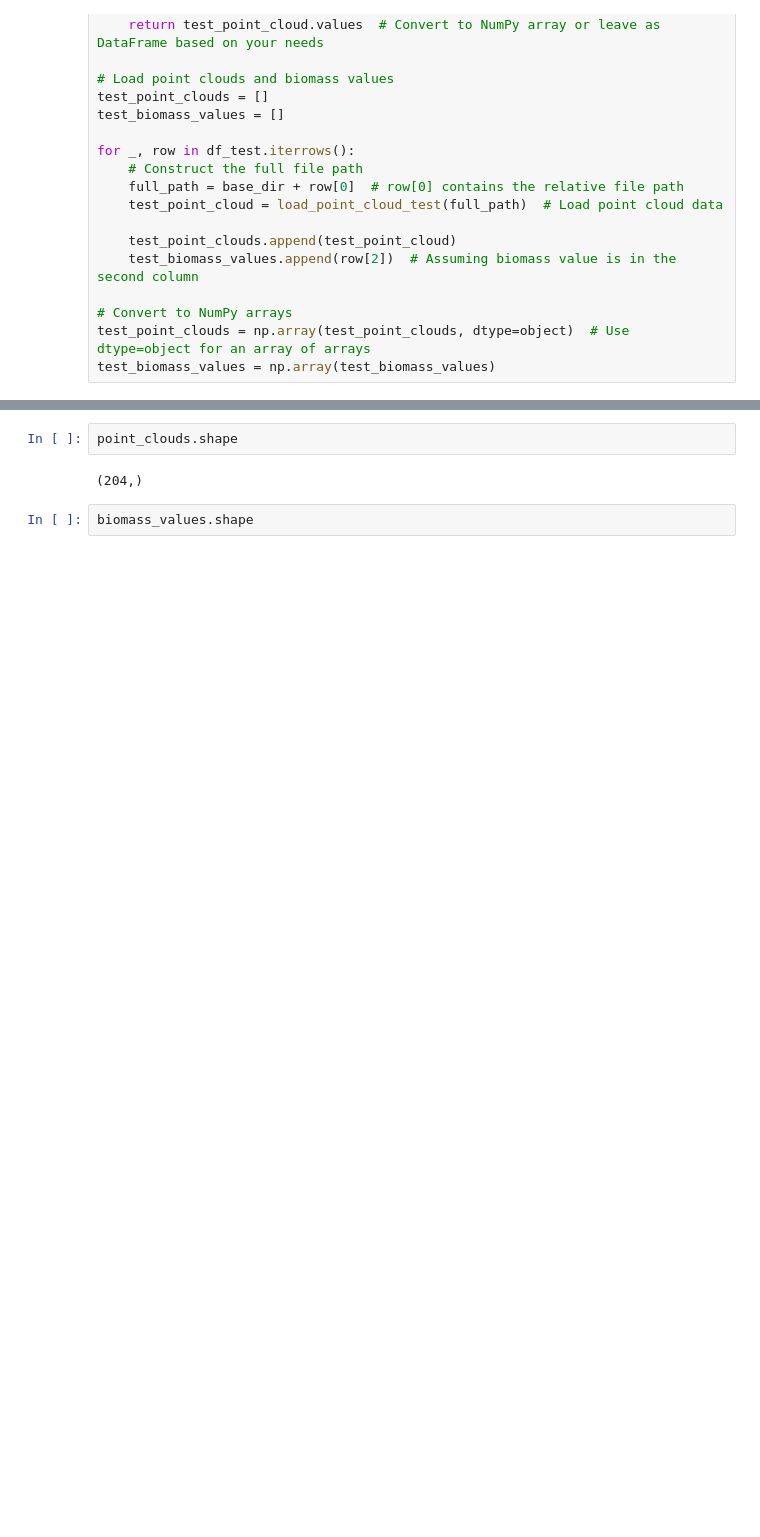
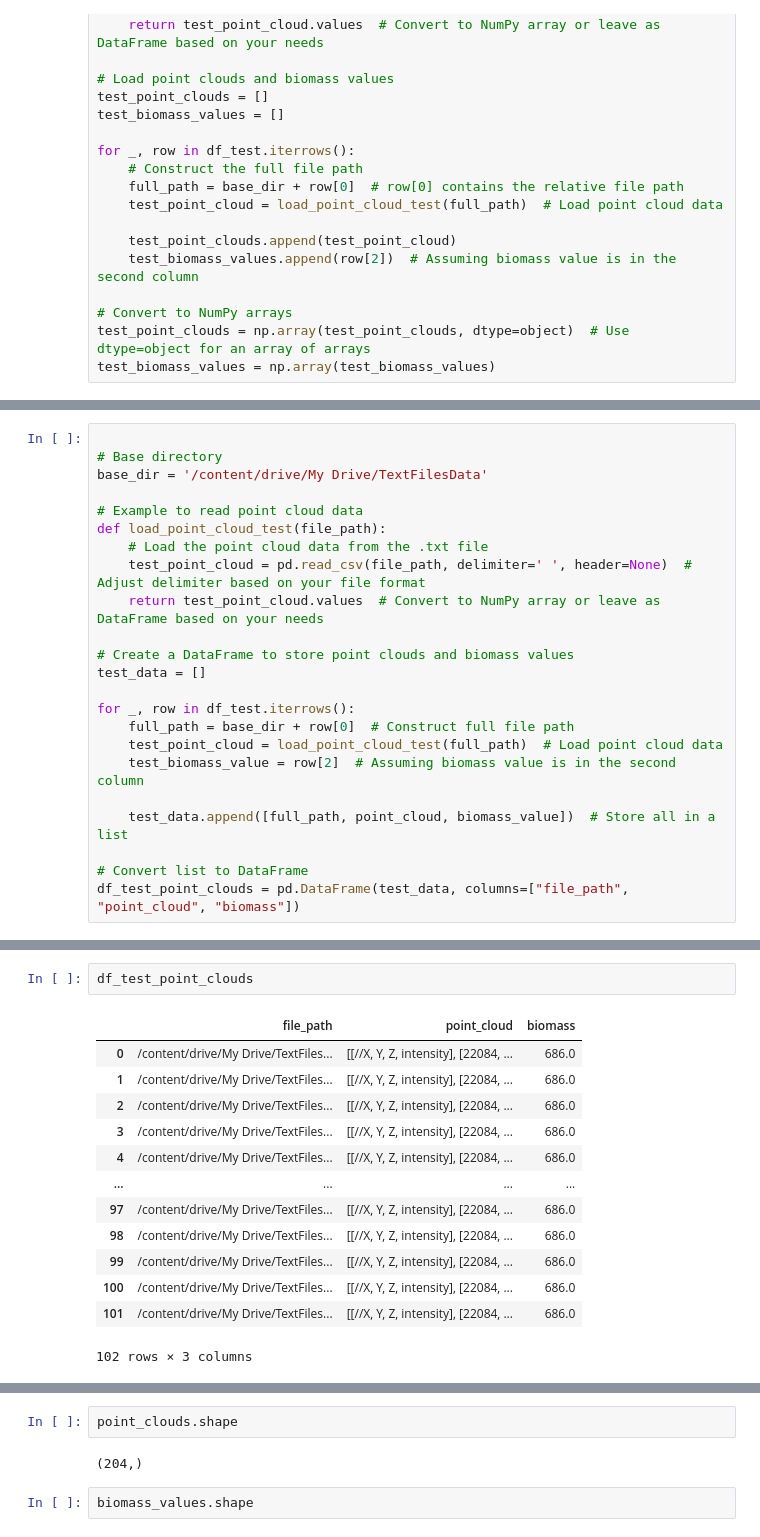
Before and after one commit to Faareh-Ahmed/Biomass-Prediction-from-3D-Point-Cloud, a Jupyter notebook: pointcloud.ipynb, the cells around one changed output, grey strips where cells are left out. Cells and saved outputs as stored; diff of their text form; blank space fills up the shorter version.

```diff
--- a/pointcloud.ipynb
+++ b/pointcloud.ipynb
@@ -374,0 +492,23 @@ test_biomass_values = np.array(test_biomass_values)
+# %%
+
+# Base directory
+base_dir = '/content/drive/My Drive/TextFilesData'
+
+# Example to read point cloud data
+def load_point_cloud_test(file_path):
+    # Load the point cloud data from the .txt file
+    test_point_cloud = pd.read_csv(file_path, delimiter=' ', header=None)  # Adjust delimiter based on your file format
+    return test_point_cloud.values  # Convert to NumPy array or leave as DataFrame based on your needs
+
+# Create a DataFrame to store point clouds and biomass values
+test_data = []
+
+for _, row in df_test.iterrows():
+    full_path = base_dir + row[0]  # Construct full file path
+    test_point_cloud = load_point_cloud_test(full_path)  # Load point cloud data
+    test_biomass_value = row[2]  # Assuming biomass value is in the second column
+
+    test_data.append([full_path, point_cloud, biomass_value])  # Store all in a list
+
+# Convert list to DataFrame
+df_test_point_clouds = pd.DataFrame(test_data, columns=["file_path", "point_cloud", "biomass"])
@@ -374,0 +528,16 @@ test_biomass_values = np.array(test_biomass_values)
+# %%
+df_test_point_clouds
+# %% [output]
+|  | file_path | point_cloud | biomass |
+| 0 | /content/drive/My Drive/TextFiles... | [[//X, Y, Z, intensity], [22084, ... | 686.0 |
+| 1 | /content/drive/My Drive/TextFiles... | [[//X, Y, Z, intensity], [22084, ... | 686.0 |
+| 2 | /content/drive/My Drive/TextFiles... | [[//X, Y, Z, intensity], [22084, ... | 686.0 |
+| 3 | /content/drive/My Drive/TextFiles... | [[//X, Y, Z, intensity], [22084, ... | 686.0 |
+| 4 | /content/drive/My Drive/TextFiles... | [[//X, Y, Z, intensity], [22084, ... | 686.0 |
+| ... | ... | ... | ... |
+| 97 | /content/drive/My Drive/TextFiles... | [[//X, Y, Z, intensity], [22084, ... | 686.0 |
+| 98 | /content/drive/My Drive/TextFiles... | [[//X, Y, Z, intensity], [22084, ... | 686.0 |
+| 99 | /content/drive/My Drive/TextFiles... | [[//X, Y, Z, intensity], [22084, ... | 686.0 |
+| 100 | /content/drive/My Drive/TextFiles... | [[//X, Y, Z, intensity], [22084, ... | 686.0 |
+| 101 | /content/drive/My Drive/TextFiles... | [[//X, Y, Z, intensity], [22084, ... | 686.0 |
+102 rows × 3 columns
```
Also changed, not shown: parts of 21 cells of this notebook.
